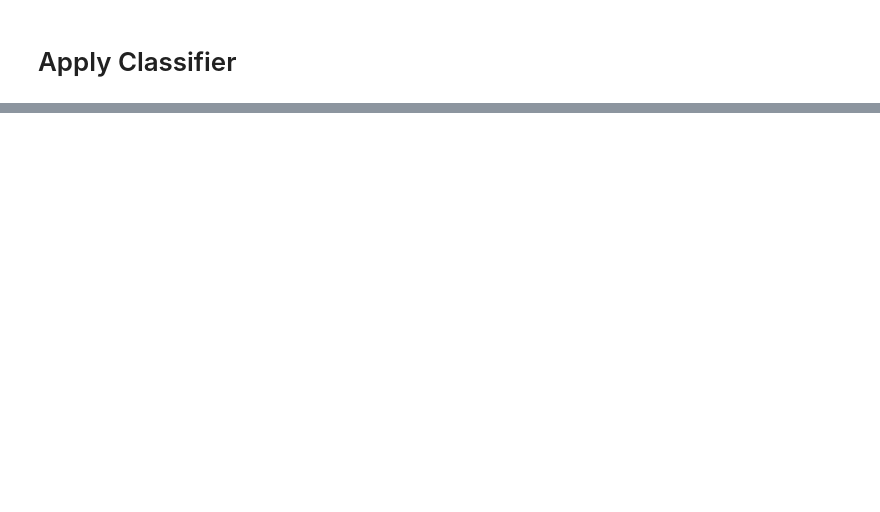
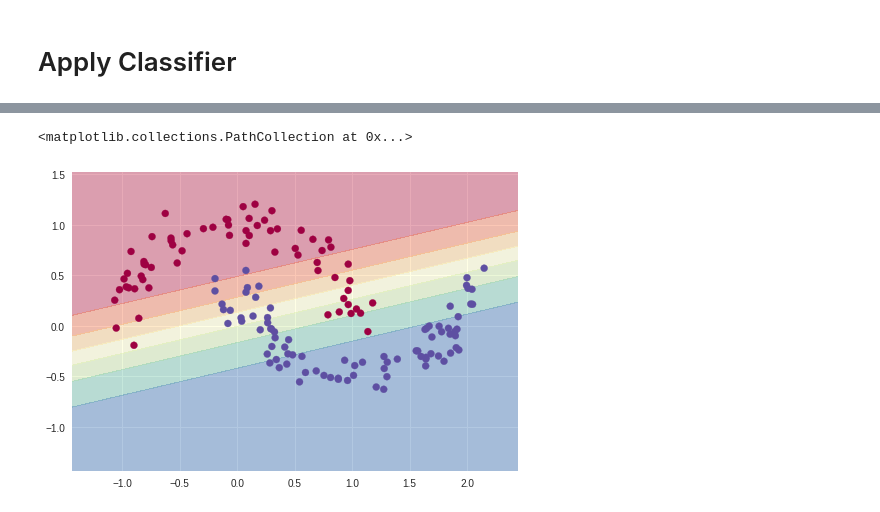
Before and after one commit to aakashv000/Machine-Learning-Lab-CS3103, a Jupyter notebook: Lab_5_Cross_Validation,_Bias_and_Variance.ipynb, the cells around one changed output, grey strips where cells are left out. Drawn from its saved outputs; the diff is of its cells as text; code cells hidden in the pictures; blank space fills up the shorter version.

```diff
--- a/Lab_5_Cross_Validation,_Bias_and_Variance.ipynb
+++ b/Lab_5_Cross_Validation,_Bias_and_Variance.ipynb
@@ -49,0 +55,7 @@ array([[0.91241253, 0.08758747],
+# %%
+# make mesh
+x_min, x_max = X[:, 0].min() - 0.3, X[:, 0].max() + 0.3
+y_min, y_max = X[:, 0].min() - 0.3, X[:, 1].max() + 0.3
+h = 0.02
+xx, yy = np.meshgrid(np.arange(x_min, x_max, h), np.arange(y_min, y_max, h))
+xx.shape, xx
@@ -49,0 +76,3 @@ array([[0.91241253, 0.08758747],
+# %%
+Z = clf.predict_proba(np.c_[xx.ravel(), yy.ravel()])[:, 1].reshape(xx.shape)
+Z.shape, Z
@@ -49,0 +93,8 @@ array([[0.91241253, 0.08758747],
+# %%
+# plt.pcolormesh(xx, yy, Z, cmap=plt.cm.rainbow)
+plt.contourf(xx, yy, Z, cmap=plt.cm.Spectral, alpha=0.4)
+
+plt.scatter(X_test[:, 0], X_test[:, 1], c=y_test, cmap=plt.cm.Spectral)
+# %% [output]
+<matplotlib.collections.PathCollection at 0x...>
+[figure, added]
```
Also changed, not shown: parts of 9 cells of this notebook.
